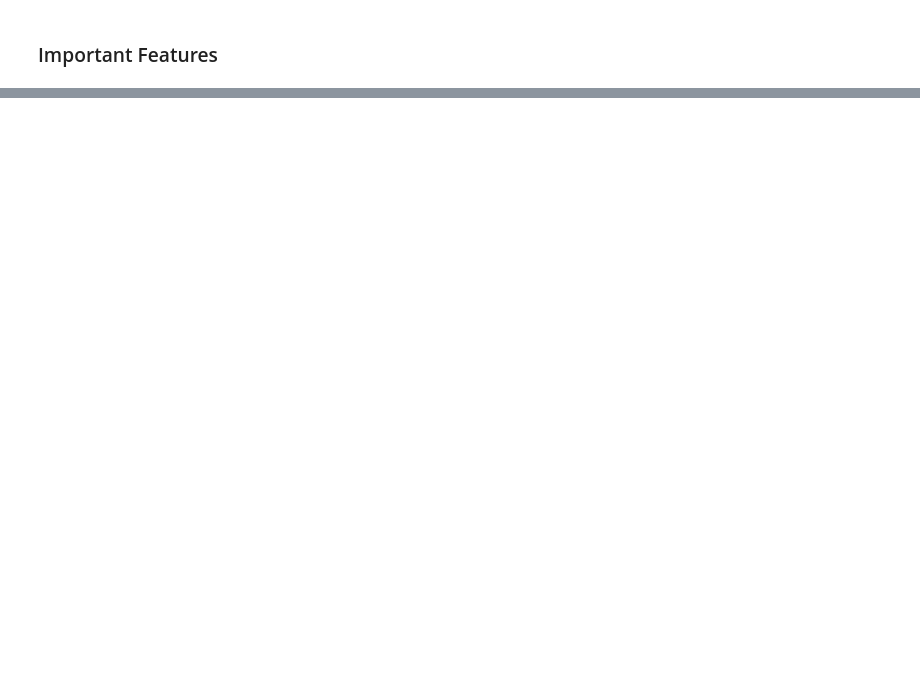
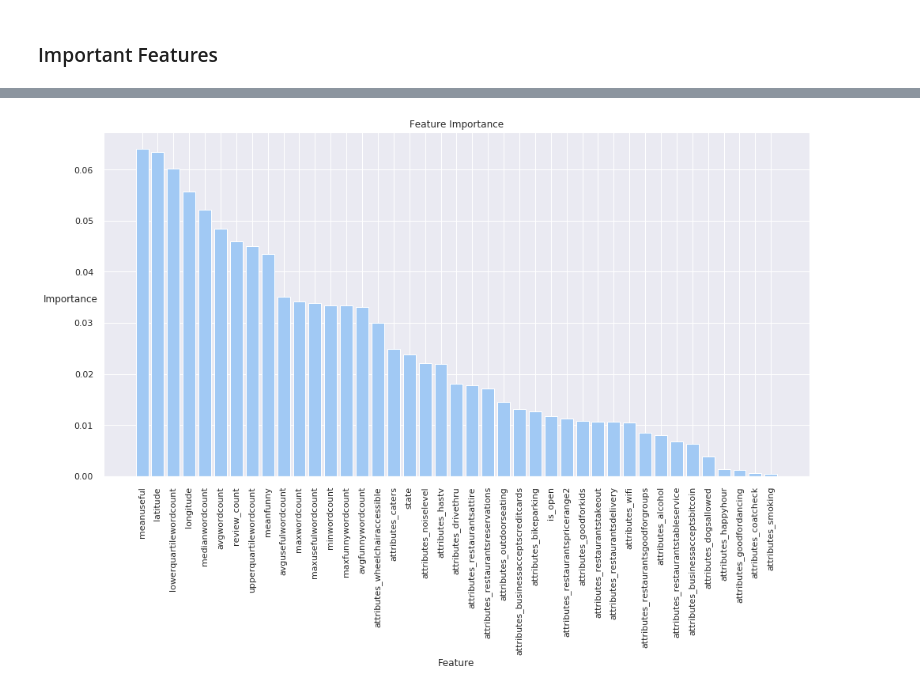
Before and after one commit to wisundstrom/yelp-ratings-prediction, a Jupyter notebook: Technical_Notebook.ipynb, the cells around one changed output, grey strips where cells are left out. Saved outputs shown, nothing was run; the diff lists cells and outputs as text; code cells hidden in the pictures; blank space fills up the shorter version.

```diff
--- a/Technical_Notebook.ipynb
+++ b/Technical_Notebook.ipynb
@@ -239,0 +211,11 @@ full_decoded_df2.sort_values('Importance', inplace=True, ascending=False)
+# %%
+
+plt.figure(figsize=(16, 8))
+plt.xticks(rotation=90)
+plt.bar(x=full_decoded_df.Feature, height=full_decoded_df.Importance)
+plt.title('Feature Importance')
+plt.ylabel('Importance', rotation = 'horizontal')
+plt.xlabel('Feature')
+plt.savefig('figures/features.png', bbox_inches = "tight")
+# %% [output]
+[figure, added]
```
Also changed, not shown: parts of 15 cells of this notebook, 6 other files.
